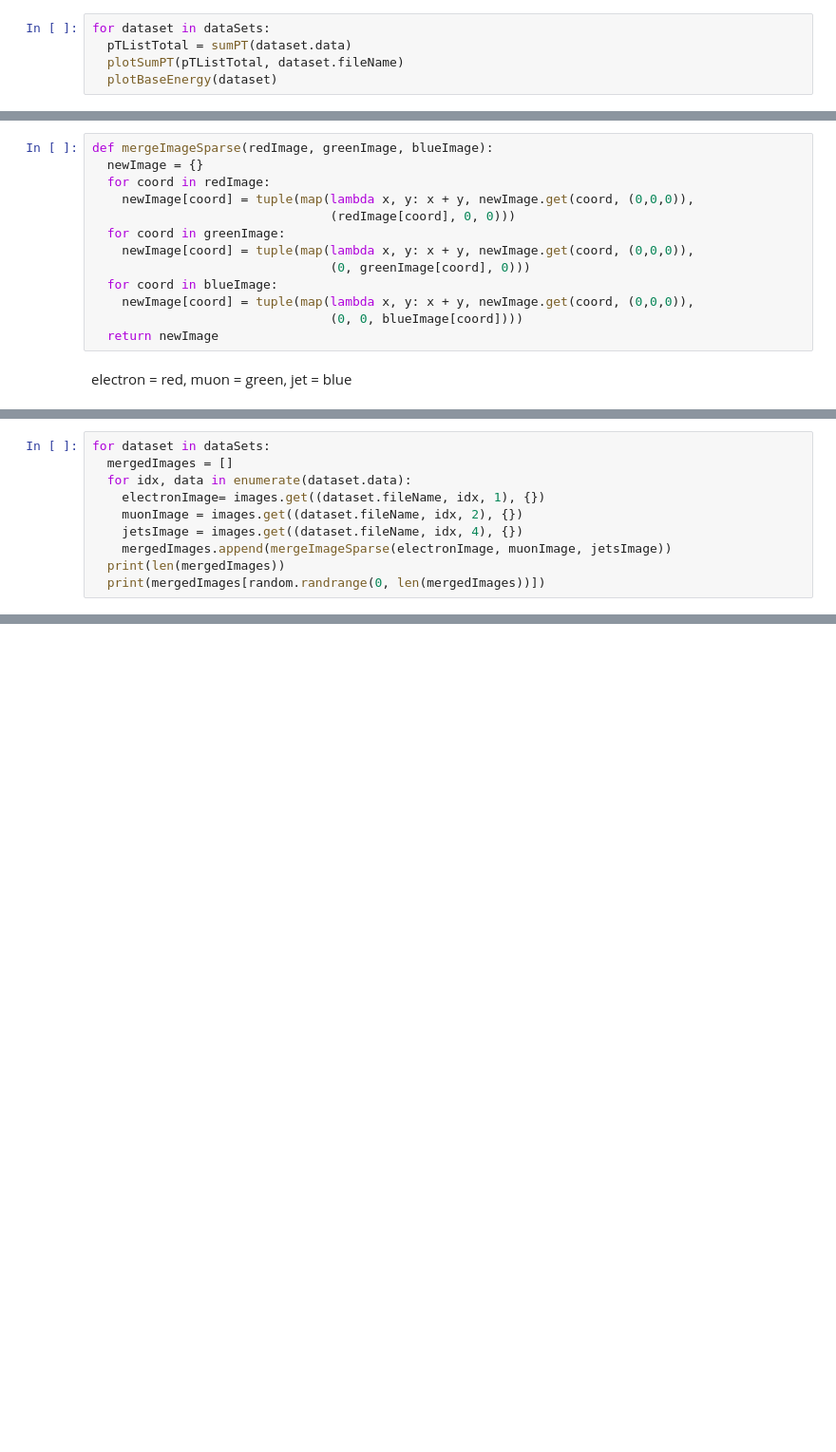
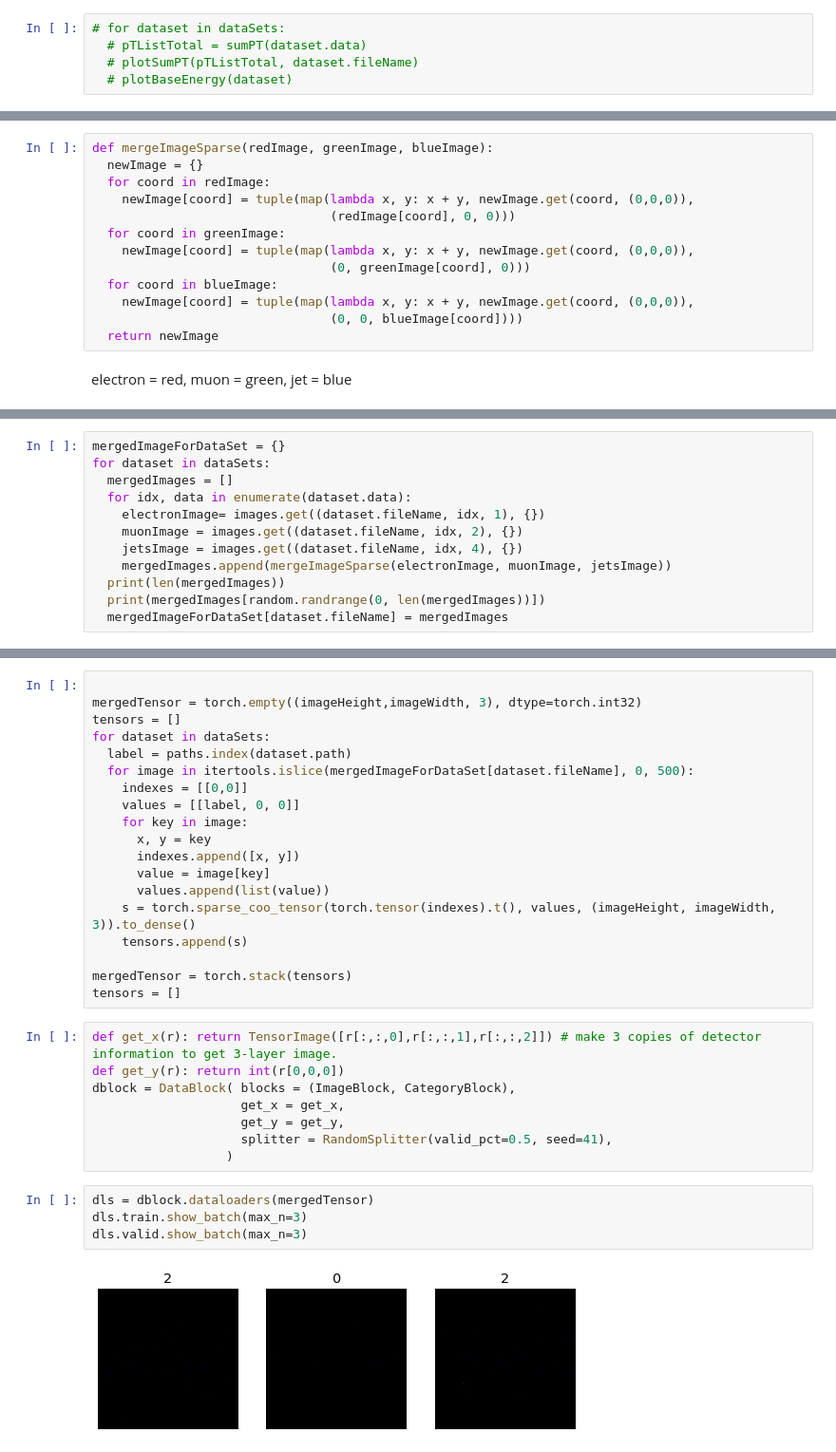
Before and after one commit to mitresthen/phys117_2021, a Jupyter notebook: SphaleronsVBlackHoles.ipynb, the cells around one changed output, grey strips where cells are left out. Shown at 95% size. Cells and saved outputs as stored; diff of their text form; blank space fills up the shorter version.

Commit message:
Add training functionality

```diff
--- a/SphaleronsVBlackHoles.ipynb
+++ b/SphaleronsVBlackHoles.ipynb
@@ -549,7 +581,7 @@ def mean2D(etaValues):
     mean.append(statistics.mean(etaVals))
   return mean
 # %%
-for dataset in dataSets:
-  pTListTotal = sumPT(dataset.data)
-  plotSumPT(pTListTotal, dataset.fileName)
-  plotBaseEnergy(dataset)
+# for dataset in dataSets:
+  # pTListTotal = sumPT(dataset.data)
+  # plotSumPT(pTListTotal, dataset.fileName)
+  # plotBaseEnergy(dataset)
@@ -743,4 +740,5 @@ mergeImagesByObjectTypeAndPlot(images, imageHeight, imageWidth)
 # %%
+mergedImageForDataSet = {}
 for dataset in dataSets:
   mergedImages = []
   for idx, data in enumerate(dataset.data):
@@ -750,5 +748,6 @@ for dataset in dataSets:
     mergedImages.append(mergeImageSparse(electronImage, muonImage, jetsImage))
   print(len(mergedImages))
   print(mergedImages[random.randrange(0, len(mergedImages))])
+  mergedImageForDataSet[dataset.fileName] = mergedImages
 # %% [output]
 10000
@@ -759,0 +759,33 @@ for dataset in dataSets:
+# %%
+
+mergedTensor = torch.empty((imageHeight,imageWidth, 3), dtype=torch.int32)
+tensors = []
+for dataset in dataSets:
+  label = paths.index(dataset.path)
+  for image in itertools.islice(mergedImageForDataSet[dataset.fileName], 0, 500):
+    indexes = [[0,0]]
+    values = [[label, 0, 0]]
+    for key in image:
+      x, y = key
+      indexes.append([x, y])
+      value = image[key]
+      values.append(list(value))
+    s = torch.sparse_coo_tensor(torch.tensor(indexes).t(), values, (imageHeight, imageWidth, 3)).to_dense()
+    tensors.append(s)
+
+mergedTensor = torch.stack(tensors)
+tensors = []
+# %%
+def get_x(r): return TensorImage([r[:,:,0],r[:,:,1],r[:,:,2]]) # make 3 copies of detector information to get 3-layer image.
+def get_y(r): return int(r[0,0,0])
+dblock = DataBlock( blocks = (ImageBlock, CategoryBlock),
+                    get_x = get_x,
+                    get_y = get_y,
+                    splitter = RandomSplitter(valid_pct=0.5, seed=41),
+                  )
+# %%
+dls = dblock.dataloaders(mergedTensor)
+dls.train.show_batch(max_n=3)
+dls.valid.show_batch(max_n=3)
+# %% [output]
+[figure, added]
```
Also changed, not shown: parts of 27 cells of this notebook.
